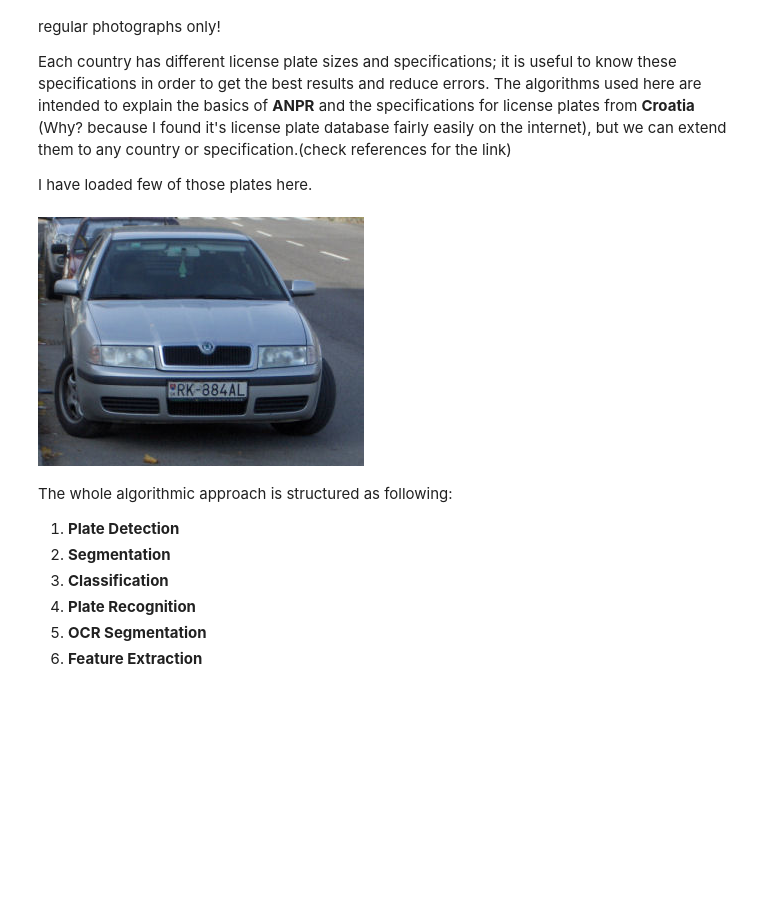
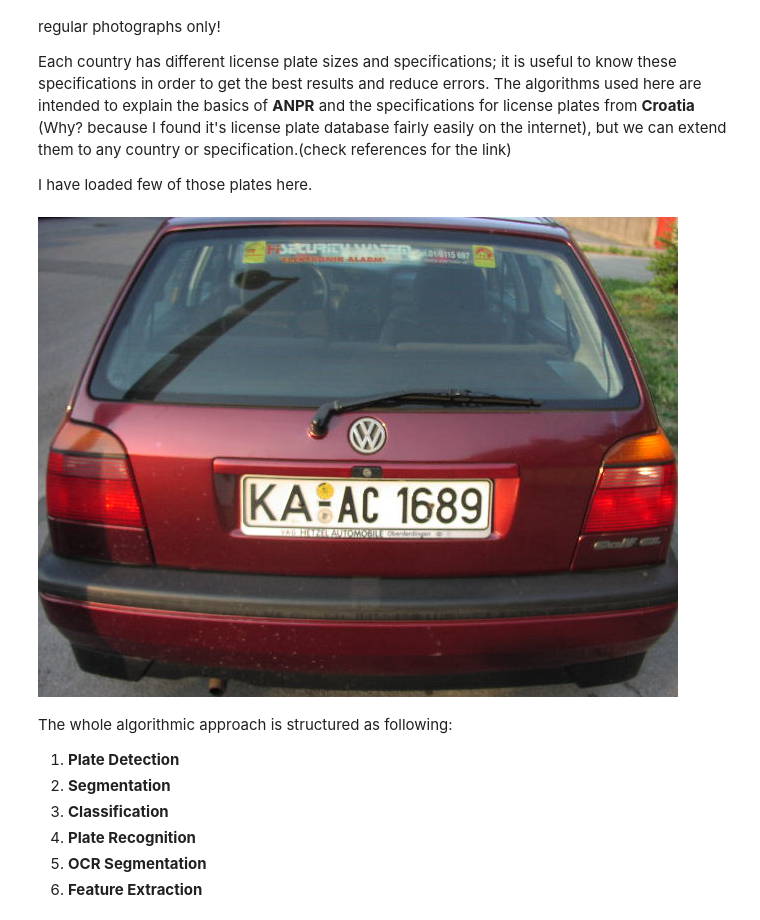
Before and after one commit to kriti16/Automatic-number-plate-recognition, a Jupyter notebook: ANPR.ipynb, the cells around one changed output. Cells and saved outputs as stored; diff of their text form; code cells hidden in the pictures; blank space fills up the shorter version.

```diff
--- a/ANPR.ipynb
+++ b/ANPR.ipynb
@@ -23,9 +23,9 @@ I have loaded few of those plates here.
 # %%
 from IPython.display import Image
 
-Image(filename='in1.jpg')
+Image(filename='test/P6070094.jpg')
 # %% [output]
-[figure, old version]
+[figure, new version]
 # %% [markdown]
 The whole algorithmic approach is structured as following:
 1. **Plate Detection**
```
Also changed, not shown: parts of 32 cells of this notebook.
